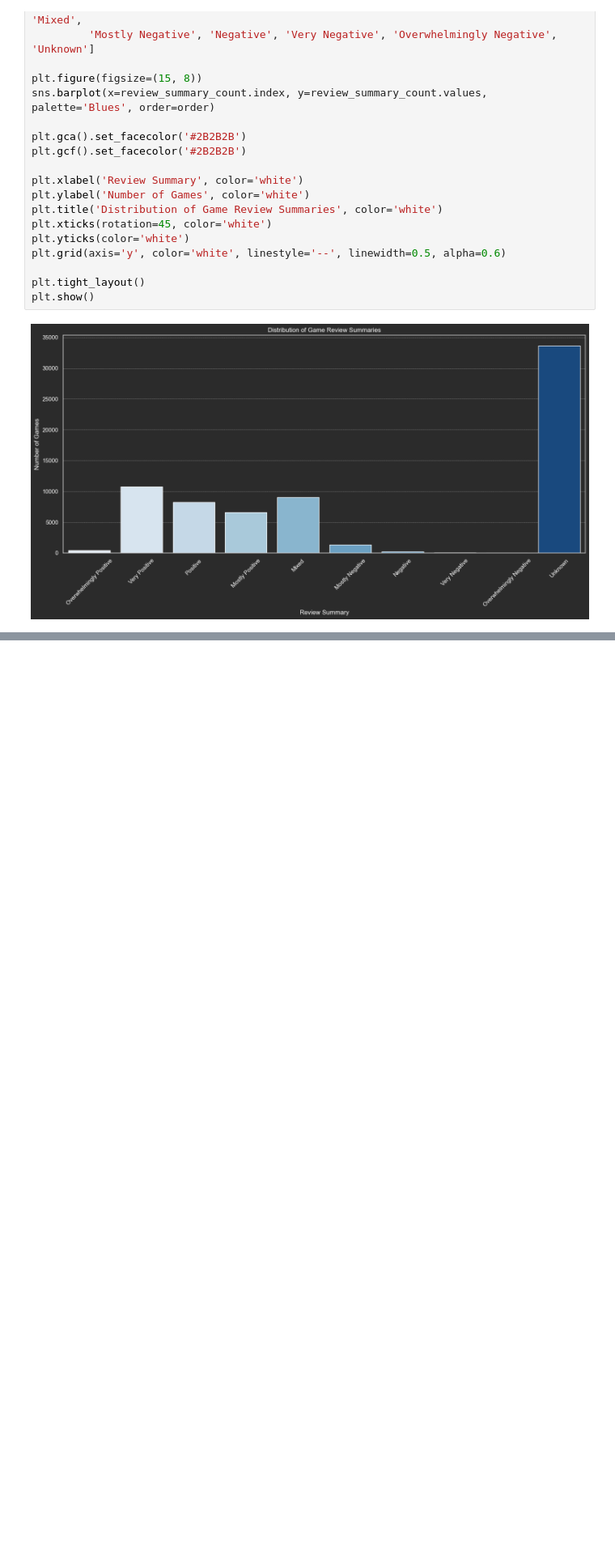
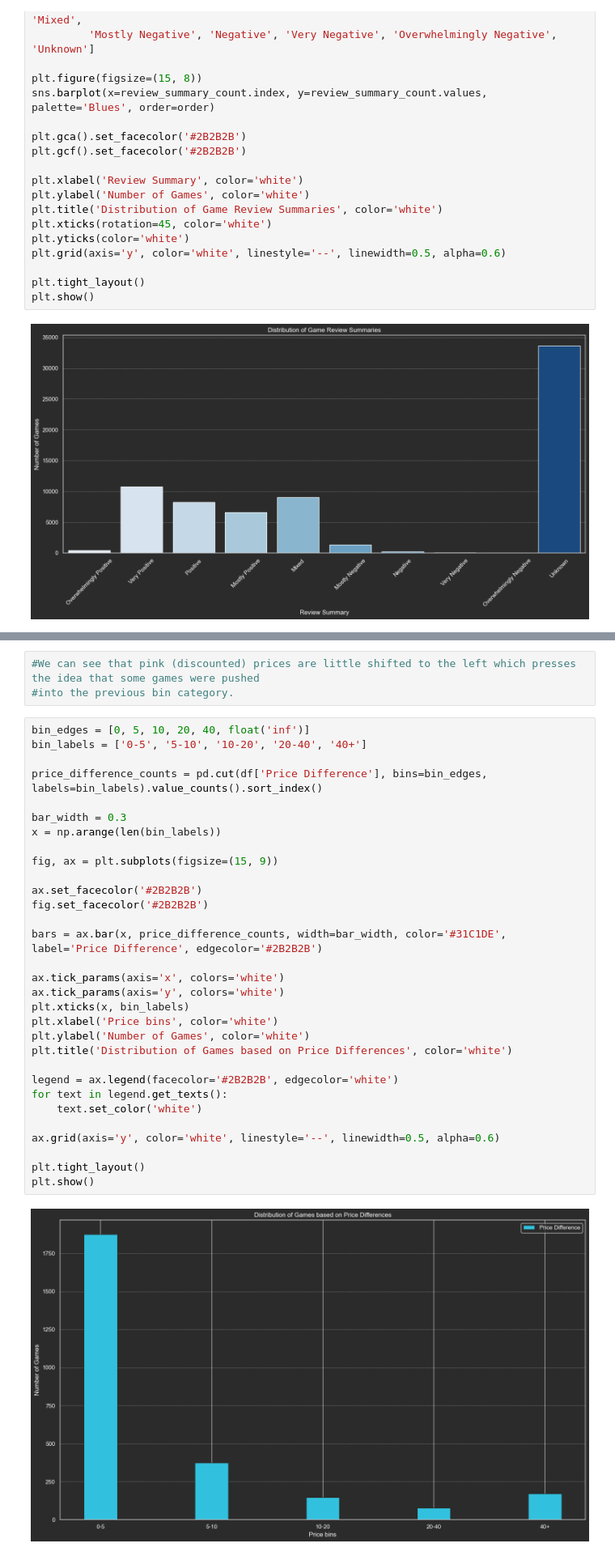
Before and after one commit to jwoyevo1/PortfolioProjects, a Jupyter notebook: Steam Recommendations Project/EDA of Steam Data.ipynb, the cells around one changed output, grey strips where cells are left out. Shown at 81% size. Saved outputs shown, nothing was run; the diff lists cells and outputs as text; blank space fills up the shorter version.

```diff
--- a/Steam Recommendations Project/EDA of Steam Data.ipynb
+++ b/Steam Recommendations Project/EDA of Steam Data.ipynb
@@ -991,0 +1030,36 @@ plt.show()
+# %%
+#We can see that pink (discounted) prices are little shifted to the left which presses the idea that some games were pushed
+#into the previous bin category.
+# %%
+bin_edges = [0, 5, 10, 20, 40, float('inf')]
+bin_labels = ['0-5', '5-10', '10-20', '20-40', '40+']
+
+price_difference_counts = pd.cut(df['Price Difference'], bins=bin_edges, labels=bin_labels).value_counts().sort_index()
+
+bar_width = 0.3
+x = np.arange(len(bin_labels))
+
+fig, ax = plt.subplots(figsize=(15, 9))
+
+ax.set_facecolor('#2B2B2B')
+fig.set_facecolor('#2B2B2B')
+
+bars = ax.bar(x, price_difference_counts, width=bar_width, color='#31C1DE', label='Price Difference', edgecolor='#2B2B2B')
+
+ax.tick_params(axis='x', colors='white')
+ax.tick_params(axis='y', colors='white')
+plt.xticks(x, bin_labels)
+plt.xlabel('Price bins', color='white')
+plt.ylabel('Number of Games', color='white')
+plt.title('Distribution of Games based on Price Differences', color='white')
+
+legend = ax.legend(facecolor='#2B2B2B', edgecolor='white')
+for text in legend.get_texts():
+    text.set_color('white')
+
+ax.grid(axis='y', color='white', linestyle='--', linewidth=0.5, alpha=0.6)
+
+plt.tight_layout()
+plt.show()
+# %% [output]
+[figure, added]
```
Also changed, not shown: parts of 21 cells of this notebook.
